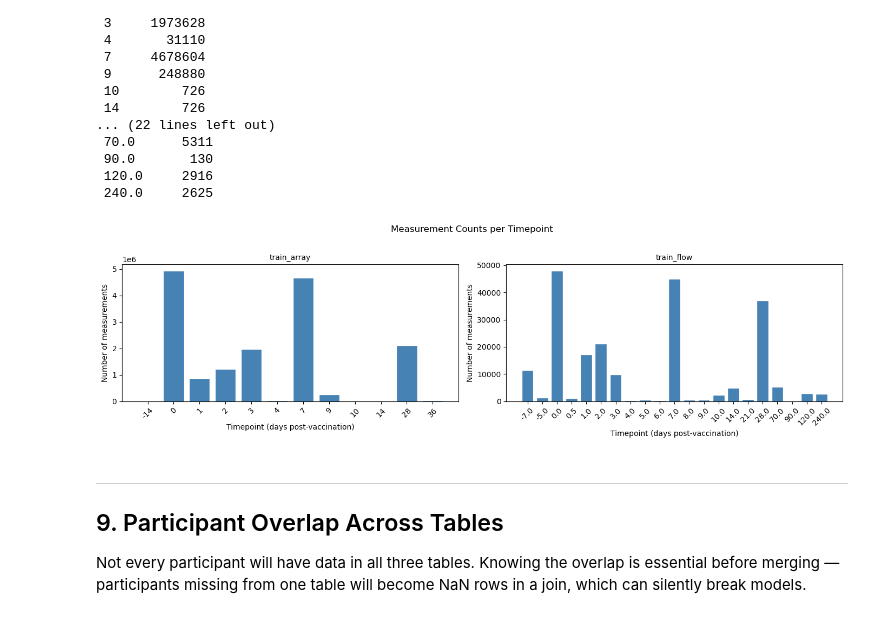
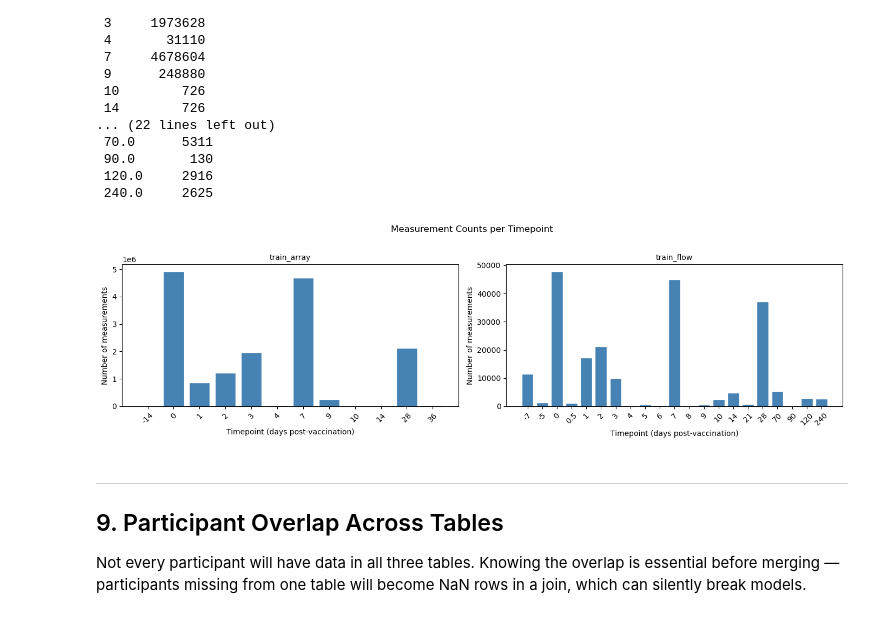
Before and after one commit to DirtyChay/cmi-flu-prediction-challenge, a Jupyter notebook: CMI_Flu_EDA_2.ipynb, the cells around one changed output. Drawn from its saved outputs; the diff is of its cells as text; code cells hidden in the pictures.

```diff
--- a/CMI_Flu_EDA_2.ipynb
+++ b/CMI_Flu_EDA_2.ipynb
@@ -335,22 +335,24 @@ timepoint
 # %%
 # Visualize timepoint distributions
 tp_tables = {name: df for name, df in tables.items() if 'timepoint' in df.columns}
 
 fig, axes = plt.subplots(1, len(tp_tables), figsize=(14, 4))
 
 for ax, (name, df) in zip(axes, tp_tables.items()):
     tp_counts = df['timepoint'].value_counts().sort_index()
-    ax.bar(tp_counts.index.astype(str), tp_counts.values, color='steelblue', edgecolor='white')
+    # Display whole-number timepoints as ints (e.g., "7" not "7.0")
+    labels = [str(int(t)) if t == int(t) else str(t) for t in tp_counts.index]
+    ax.bar(labels, tp_counts.values, color='steelblue', edgecolor='white')
     ax.set_title(name, fontsize=10)
     ax.set_xlabel('Timepoint (days post-vaccination)')
     ax.set_ylabel('Number of measurements')
     ax.tick_params(axis='x', rotation=45)
 
 plt.suptitle('Measurement Counts per Timepoint', fontsize=12, y=1.02)
 plt.tight_layout()
 plt.show()
 # %% [output]
-[figure, old version]
+[figure, new version]
 # %% [markdown]
 ---
 ## 9. Participant Overlap Across Tables <a id='9'></a>
```
Also changed, not shown: parts of 2 cells of this notebook.
